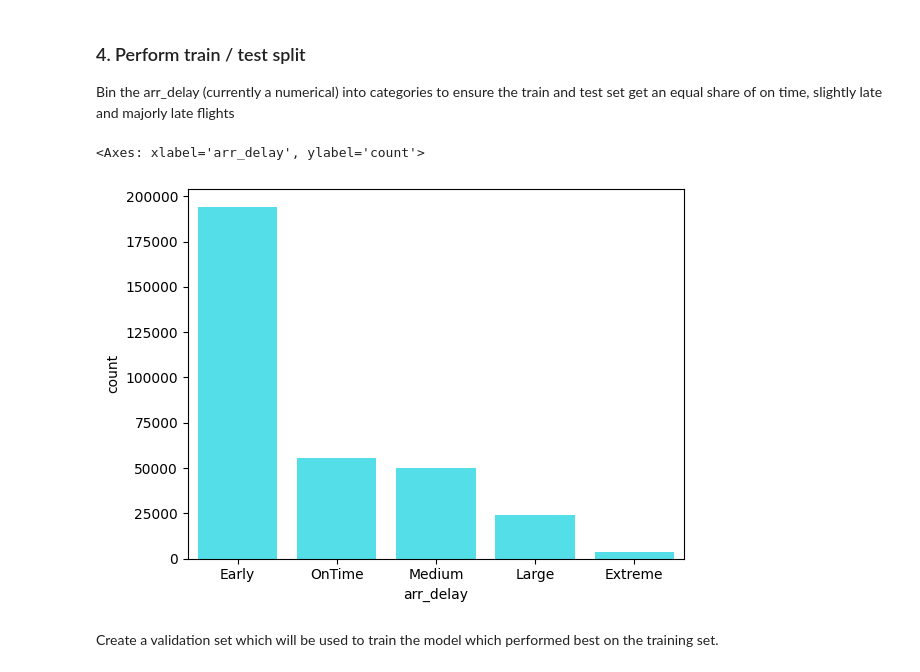
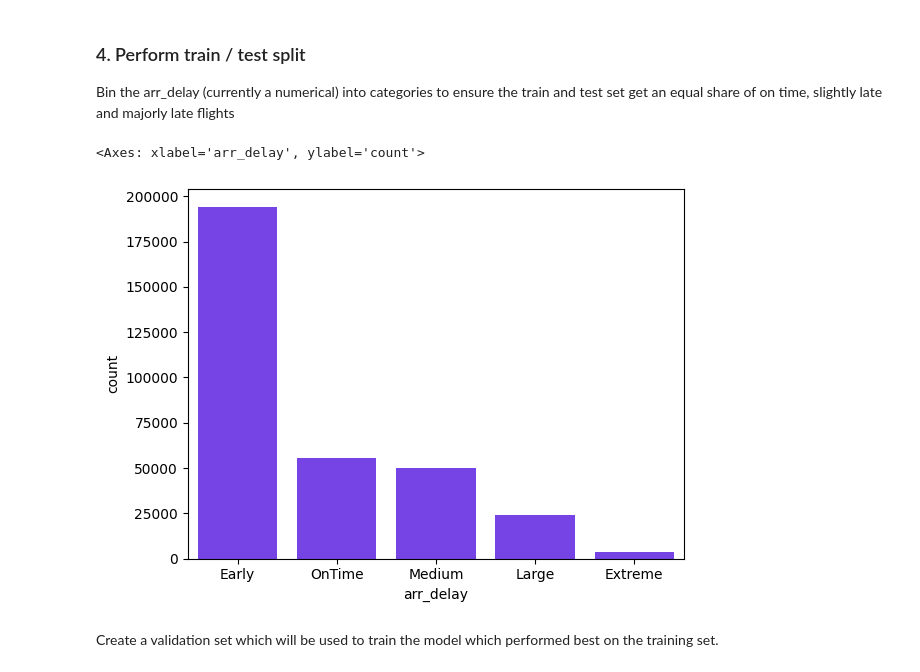
Before and after one commit to lucyg04/nycflights13, a Jupyter notebook: Practical 1/practical1_py.ipynb, the cells around one changed output. Cells and saved outputs as stored; diff of their text form; code cells hidden in the pictures.

Commit message:
Cleaned code up until order scatterplots

```diff
--- a/Practical 1/practical1_py.ipynb
+++ b/Practical 1/practical1_py.ipynb
@@ -352,16 +363,16 @@ Bin the arr_delay (currently a numerical) into categories to ensure the train an
 # %%
 # Create the bins to split arr_delay into categories for stratificatoin
 strat_bins = pd.cut(
     flights_weather_airlines['arr_delay'],
     bins=[-np.inf, 0, 15, 60, 180, np.inf],
     labels=['Early', 'OnTime', 'Medium', 'Large', 'Extreme']
 )
 
 # View the distribution of the bins
-sns.countplot(x=strat_bins, color='#3cf3ff')
+sns.countplot(x=strat_bins, color='#6c28ff')
 
-# This confirms the distribution is imbalanced so stratified sampling would be beneficial
+# This confirms the distribution is imbalanced so we should use stratified sampling
 # %% [output]
 <Axes: xlabel='arr_delay', ylabel='count'>
-[figure, old version]
+[figure, new version]
 # %%
```
Also changed, not shown: parts of 21 cells of this notebook.
